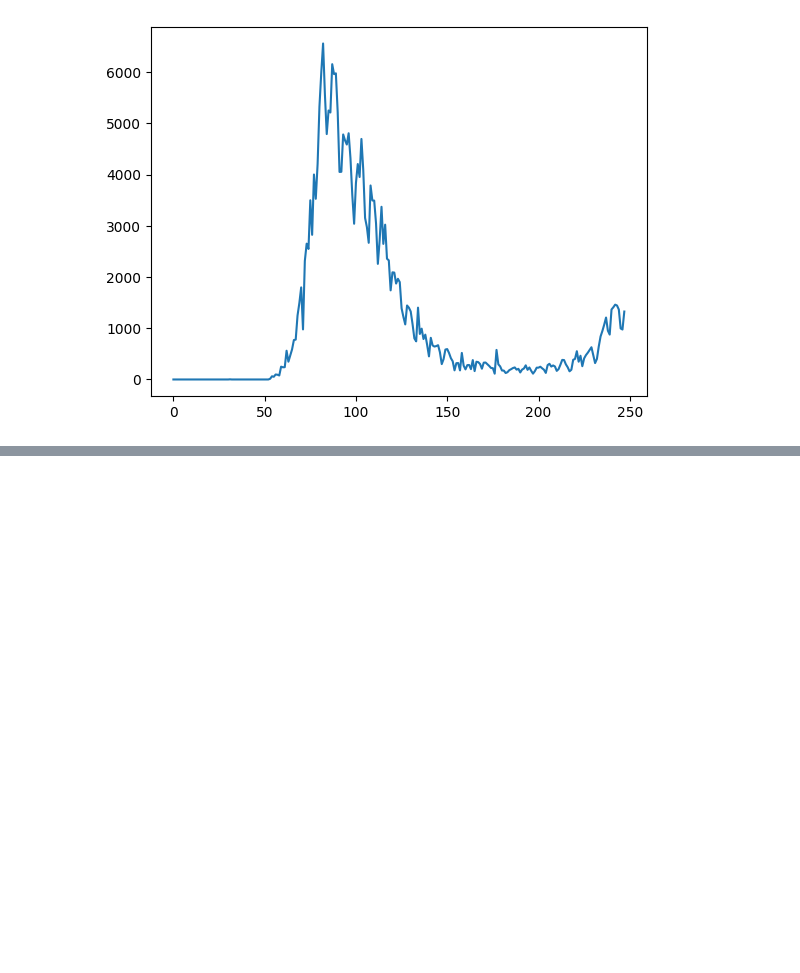
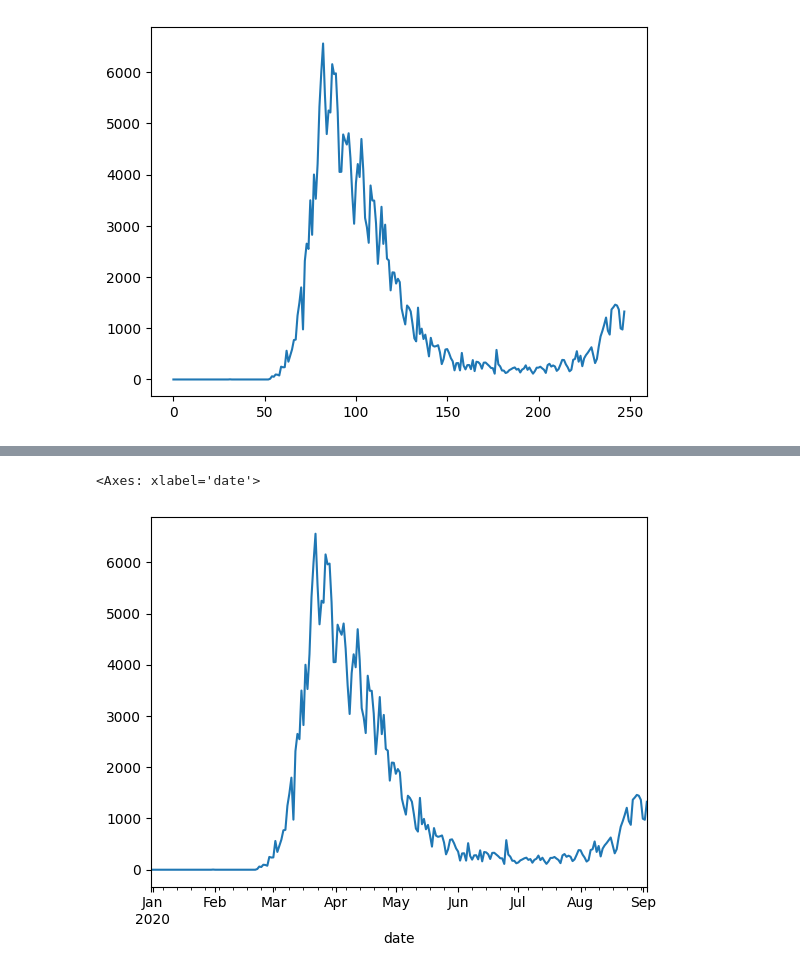
Before and after one commit to BluePhoenix01/Python-Practice, a Jupyter notebook: numpy_pd/pandas_basics.ipynb, the cells around one changed output, grey strips where cells are left out. Cells and saved outputs as stored; diff of their text form; code cells hidden in the pictures; blank space fills up the shorter version.

Commit message:
Basic Plotting with Pandas

```diff
--- a/numpy_pd/pandas_basics.ipynb
+++ b/numpy_pd/pandas_basics.ipynb
@@ -600,0 +613,5 @@ results_df.plot()
+# %%
+results_df.new_cases.plot()
+# %% [output]
+<Axes: xlabel='date'>
+[figure, added]
```
Also changed, not shown: parts of 10 cells of this notebook.
